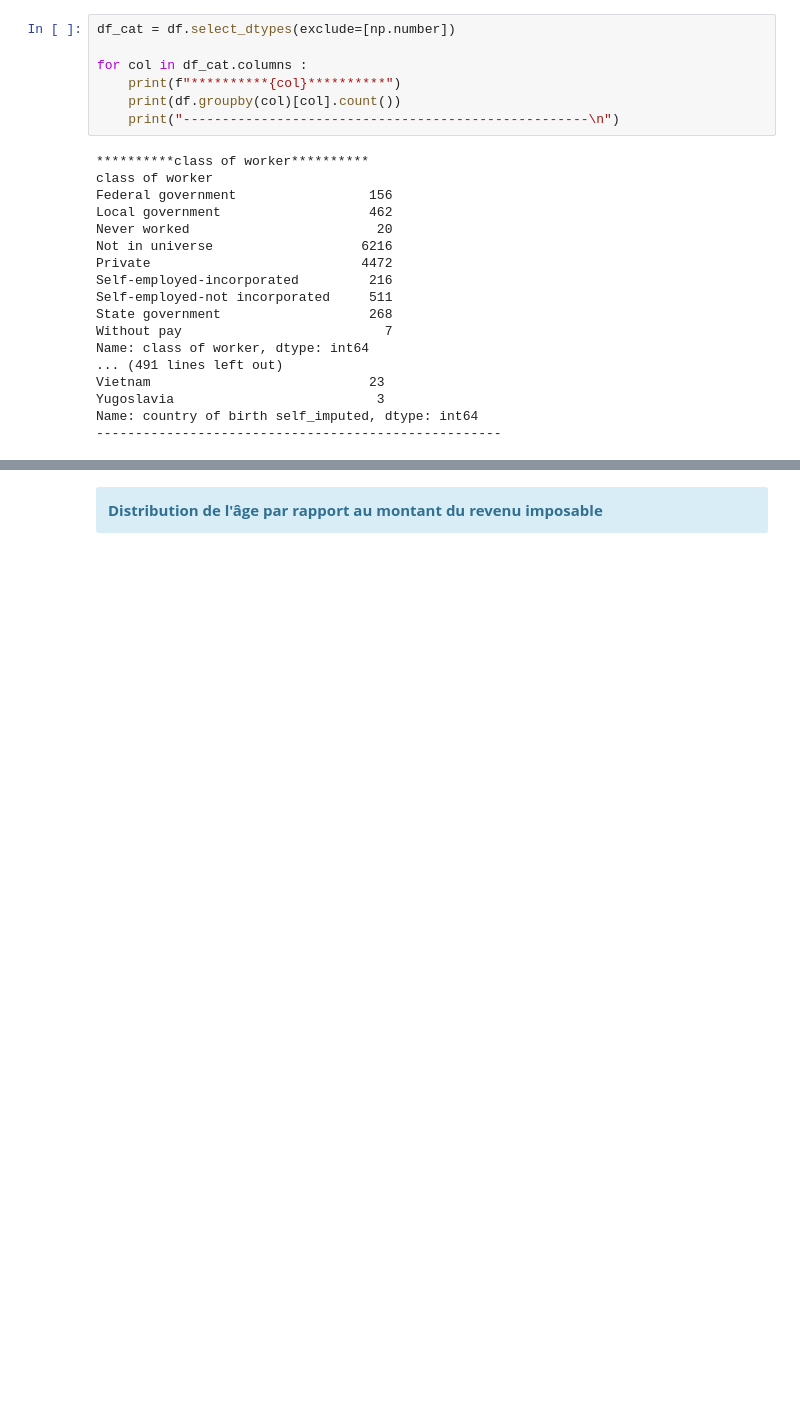
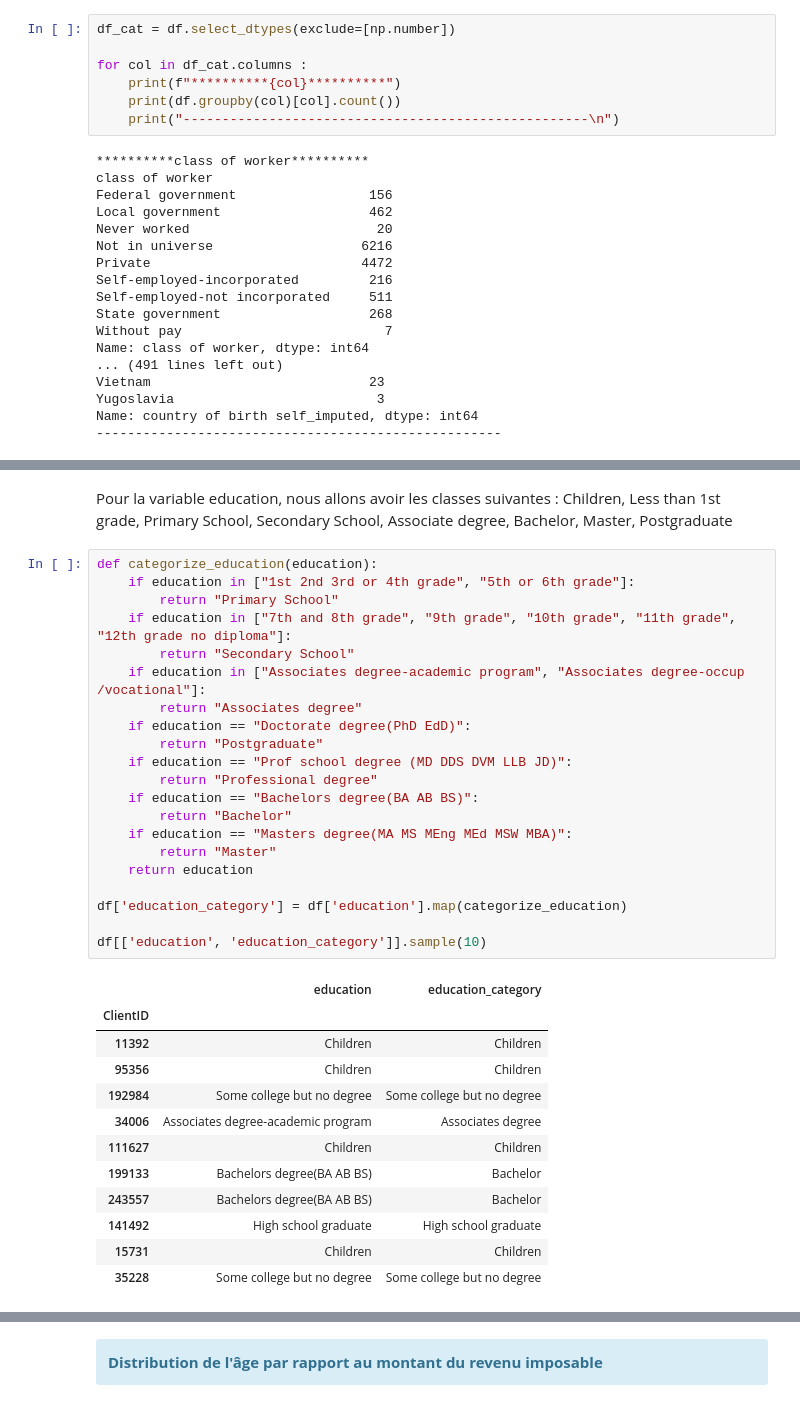
Before and after one commit to rgbodui/test-databeez, a Jupyter notebook: nb_gbodui_rj.ipynb, the cells around one changed output, grey strips where cells are left out. Drawn from its saved outputs; the diff is of its cells as text; blank space fills up the shorter version.

```diff
--- a/nb_gbodui_rj.ipynb
+++ b/nb_gbodui_rj.ipynb
@@ -621,0 +616,36 @@ Index(['class of worker', 'education', 'enroll in edu inst last wk',
+# %% [markdown]
+Pour la variable education, nous allons avoir les classes suivantes : Children, Less than 1st grade, Primary School, Secondary School, Associate degree, Bachelor, Master, Postgraduate
+# %%
+def categorize_education(education):
+    if education in ["1st 2nd 3rd or 4th grade", "5th or 6th grade"]:
+        return "Primary School"
+    if education in ["7th and 8th grade", "9th grade", "10th grade", "11th grade", "12th grade no diploma"]:
+        return "Secondary School"
+    if education in ["Associates degree-academic program", "Associates degree-occup /vocational"]:
+        return "Associates degree"
+    if education == "Doctorate degree(PhD EdD)":
+        return "Postgraduate"
+    if education == "Prof school degree (MD DDS DVM LLB JD)":
+        return "Professional degree"
+    if education == "Bachelors degree(BA AB BS)":
+        return "Bachelor"
+    if education == "Masters degree(MA MS MEng MEd MSW MBA)":
+        return "Master"
+    return education
+
+df['education_category'] = df['education'].map(categorize_education)
+
+df[['education', 'education_category']].sample(10)
+# %% [output]
+|  | education | education_category |
+| ClientID |  |  |
+| 11392 | Children | Children |
+| 95356 | Children | Children |
+| 192984 | Some college but no degree | Some college but no degree |
+| 34006 | Associates degree-academic program | Associates degree |
+| 111627 | Children | Children |
+| 199133 | Bachelors degree(BA AB BS) | Bachelor |
+| 243557 | Bachelors degree(BA AB BS) | Bachelor |
+| 141492 | High school graduate | High school graduate |
+| 15731 | Children | Children |
+| 35228 | Some college but no degree | Some college but no degree |
```
Also changed, not shown: parts of 22 cells of this notebook.
